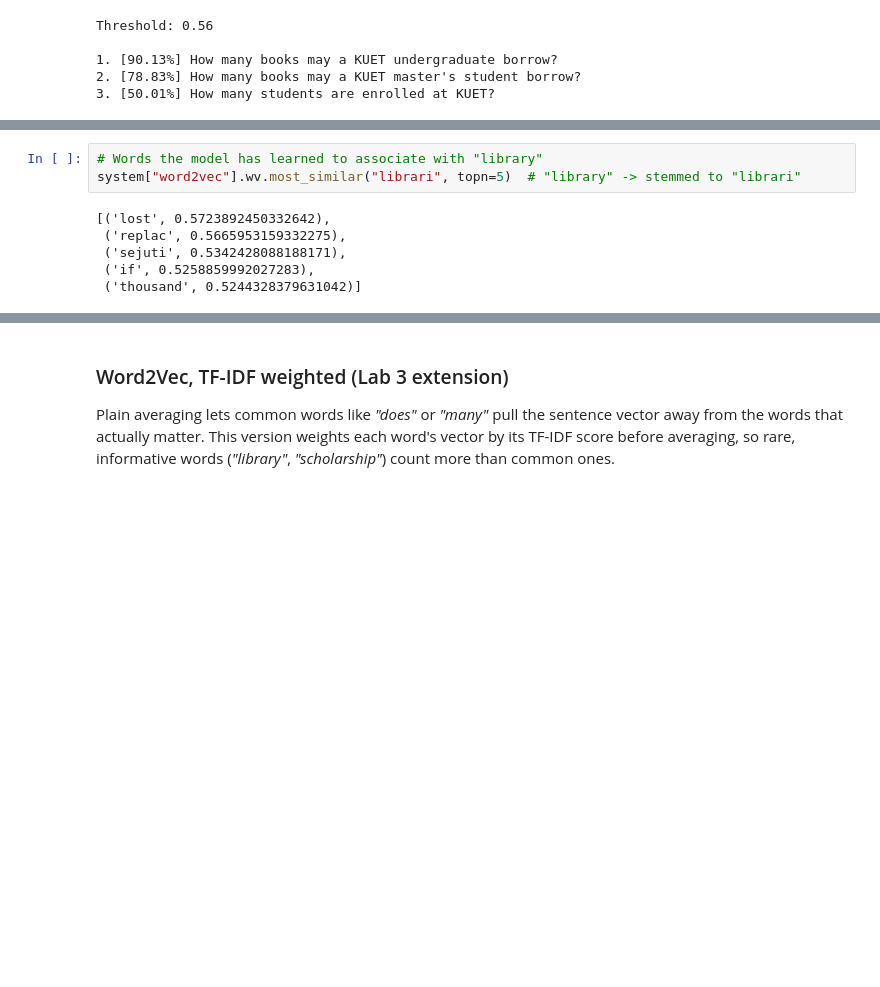
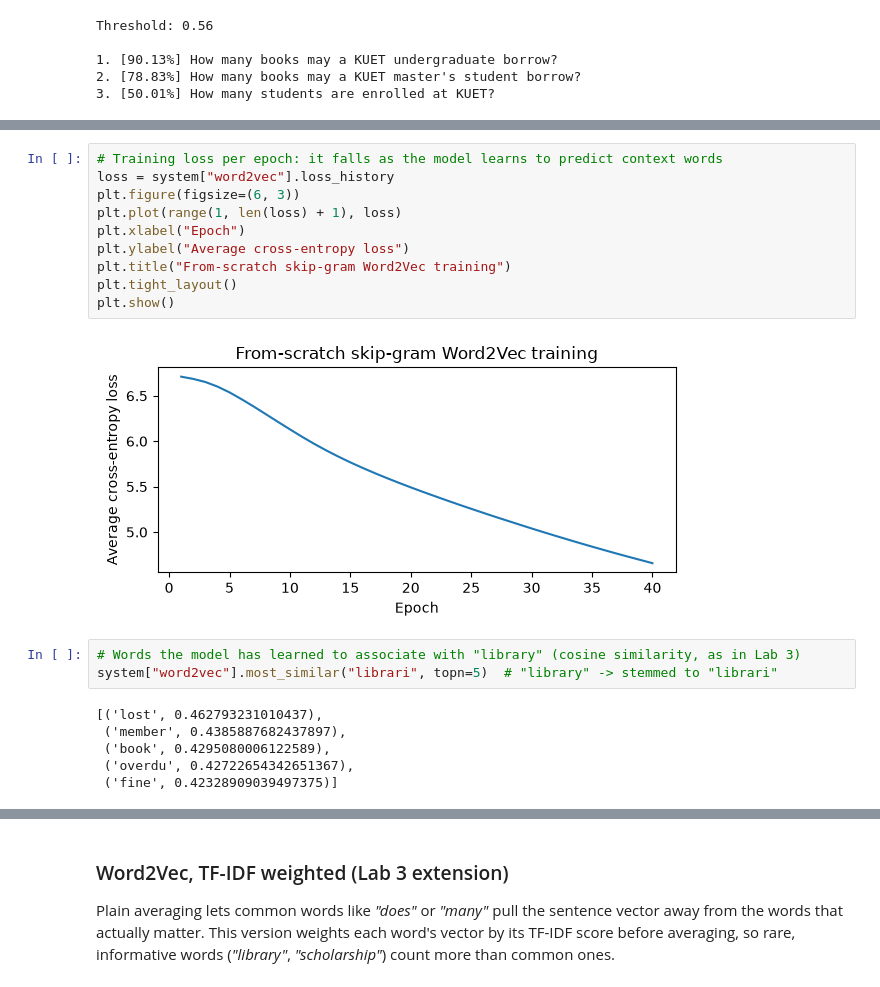
Before and after one commit to AsifJawad15/NLP-Based-Smart-FAQ-Retrieval, a Jupyter notebook: Smart_FAQ_Walkthrough.ipynb, the cells around one changed output, grey strips where cells are left out. Cells and saved outputs as stored; diff of their text form; blank space fills up the shorter version.

```diff
--- a/Smart_FAQ_Walkthrough.ipynb
+++ b/Smart_FAQ_Walkthrough.ipynb
@@ -205,12 +219,24 @@ represented by **averaging** the vectors of its words.
+# %%
+# Training loss per epoch: it falls as the model learns to predict context words
+loss = system["word2vec"].loss_history
+plt.figure(figsize=(6, 3))
+plt.plot(range(1, len(loss) + 1), loss)
+plt.xlabel("Epoch")
+plt.ylabel("Average cross-entropy loss")
+plt.title("From-scratch skip-gram Word2Vec training")
+plt.tight_layout()
+plt.show()
+# %% [output]
+[figure, added]
 # %%
-# Words the model has learned to associate with "library"
-system["word2vec"].wv.most_similar("librari", topn=5)  # "library" -> stemmed to "librari"
+# Words the model has learned to associate with "library" (cosine similarity, as in Lab 3)
+system["word2vec"].most_similar("librari", topn=5)  # "library" -> stemmed to "librari"
 # %% [output]
-[('lost', 0.5723892450332642),
- ('replac', 0.5665953159332275),
- ('sejuti', 0.5342428088188171),
- ('if', 0.5258859992027283),
- ('thousand', 0.5244328379631042)]
+[('lost', 0.462793231010437),
+ ('member', 0.4385887682437897),
+ ('book', 0.4295080006122589),
+ ('overdu', 0.42722654342651367),
+ ('fine', 0.42328909039497375)]
 # %%
 results, threshold, _ = search("Word2Vec", sample_query, system)
 print(f"Threshold: {threshold}\n")
```
Also changed, not shown: parts of 10 cells of this notebook, 4 other files.
